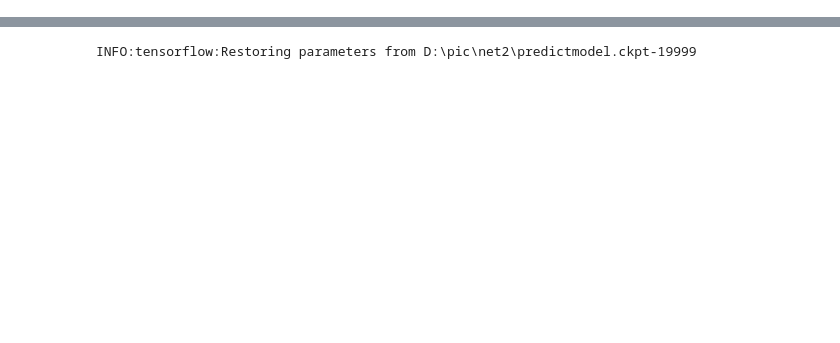
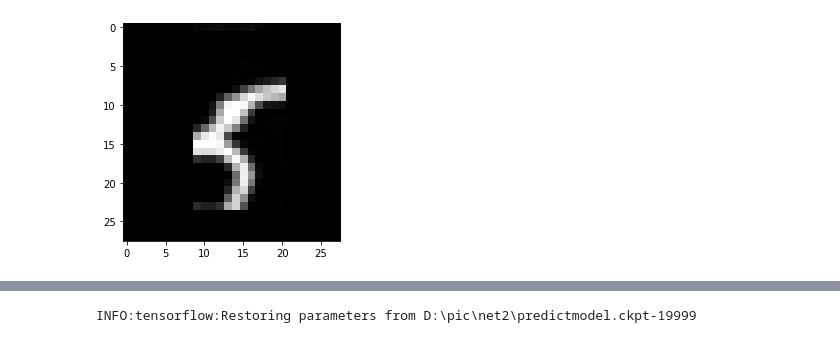
Before and after one commit to pengyang486868/shtnum, a Jupyter notebook: rec2.ipynb, the cells around one changed output, grey strips where cells are left out. Saved outputs shown, nothing was run; the diff lists cells and outputs as text; code cells hidden in the pictures; blank space fills up the shorter version.

```diff
--- a/rec2.ipynb
+++ b/rec2.ipynb
@@ -135,5 +131,5 @@ splits
 # %%
-n = 4
+n = 3
 midarr = splits[1:-1]
 
 sortedval_splits = np.argsort(list((map(lambda x: vvec[x], midarr))))[::-1]
@@ -199,0 +147,79 @@ for img in splitted_im:
+# %%
+from PIL import ImageOps
+
+splitted_im = []
+regsize = 28
+
+for i in range(len(splits) - 1):
+    # if splits[i + 1] - splits[i] < hnum / 10:
+    #     continue
+    curimg = im.crop((splits[i], 0, splits[i + 1], hnum))
+    #curimg.thumbnail((regsize * 2, regsize * 2))
+    curimg.thumbnail((regsize, regsize))
+    arrayed = np.array(curimg)  #[:, :, 0]
+    factor = 255 / np.max(arrayed)
+    arrayed = 255 - arrayed * factor
+    print(arrayed.shape)
+    connect_limit = 100
+    h_curimg = arrayed.shape[0]
+    w_curimg = arrayed.shape[1]
+    for i in range(h_curimg):
+        for j in range(w_curimg):
+            if arrayed[i][j] > connect_limit:
+                cur_conn = []
+                cur_conn.append([i, j])
+                while True:
+                    flood = False
+                    for posi, posj in cur_conn:
+                        if (posi - 1 > 0) and (not [posi - 1, posj] in cur_conn) \
+                                and (arrayed[posi - 1][posj] > connect_limit):
+                            cur_conn.append([posi - 1, posj])
+                            flood = True
+                        if (posi + 1 < h_curimg) and (not [posi + 1, posj] in cur_conn) \
+                                and (arrayed[posi + 1][posj] > connect_limit):
+                            cur_conn.append([posi + 1, posj])
+                            flood = True
+                        if (posj - 1 > 0) and (not [posi, posj - 1] in cur_conn) \
+                                and (arrayed[posi][posj - 1] > connect_limit):
+                            cur_conn.append([posi, posj - 1])
+                            flood = True
+                        if (posj + 1 < w_curimg) and (not [posi, posj + 1] in cur_conn) \
+                                and (arrayed[posi][posj + 1] > connect_limit):
+                            cur_conn.append([posi, posj + 1])
+                            flood = True
+                    if not flood:
+                        break
+                if len(cur_conn) < 50:
+                    for posi, posj in cur_conn:
+                        arrayed[posi][posj] = 0
+
+    curimg = Image.fromarray(arrayed)
+    #curimg.thumbnail((regsize, regsize))
+    #curimg.show()
+
+    # 求重心
+    curw = arrayed.shape[1]
+    sumxw = 0
+    sumyw = 0
+    sumw = 0
+    for i in range(regsize):
+        for j in range(curw):
+            sumxw += j * arrayed[i][j]
+            sumyw += i * arrayed[i][j]
+            sumw += arrayed[i][j]
+    xcenter = sumxw / sumw
+    ycenter = sumyw / sumw
+    print(xcenter, ycenter)
+    # leftpadding = int((regsize - curw) / 2)
+    # rightpadding = regsize - curw - leftpadding
+    padcurimg = curimg.crop((xcenter - regsize / 2,
+                             ycenter - regsize / 2,
+                             xcenter + regsize / 2,
+                             ycenter + regsize / 2))
+
+    splitted_im.append(np.array(padcurimg))
+
+for img in splitted_im:
+    plt.imshow(img, cmap=plt.cm.gray)
+    plt.show()
+# %% [output]
@@ -199,0 +230 @@ for img in splitted_im:
+[figure, added]
```
Also changed, not shown: parts of 12 cells of this notebook, 2 other files.
